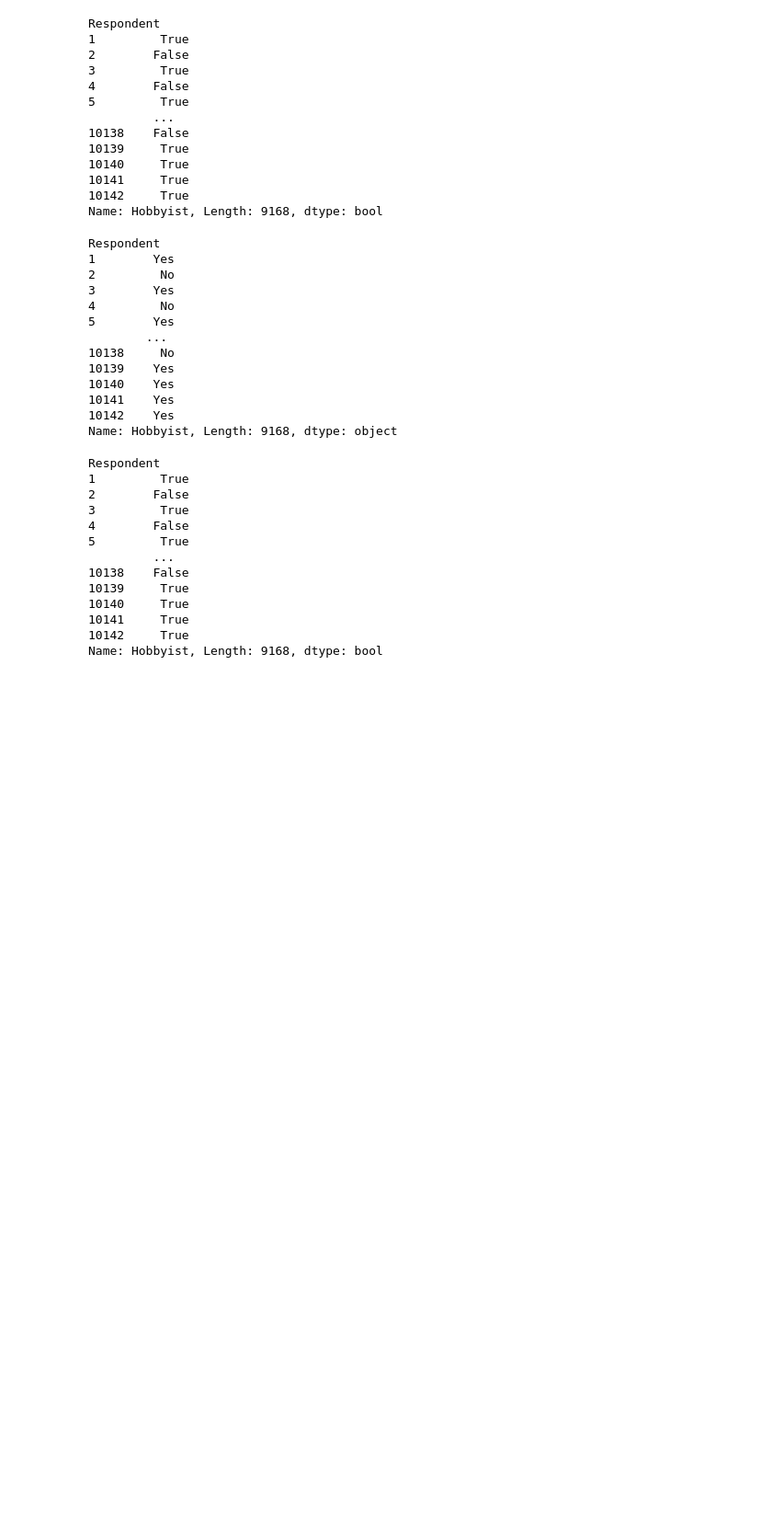
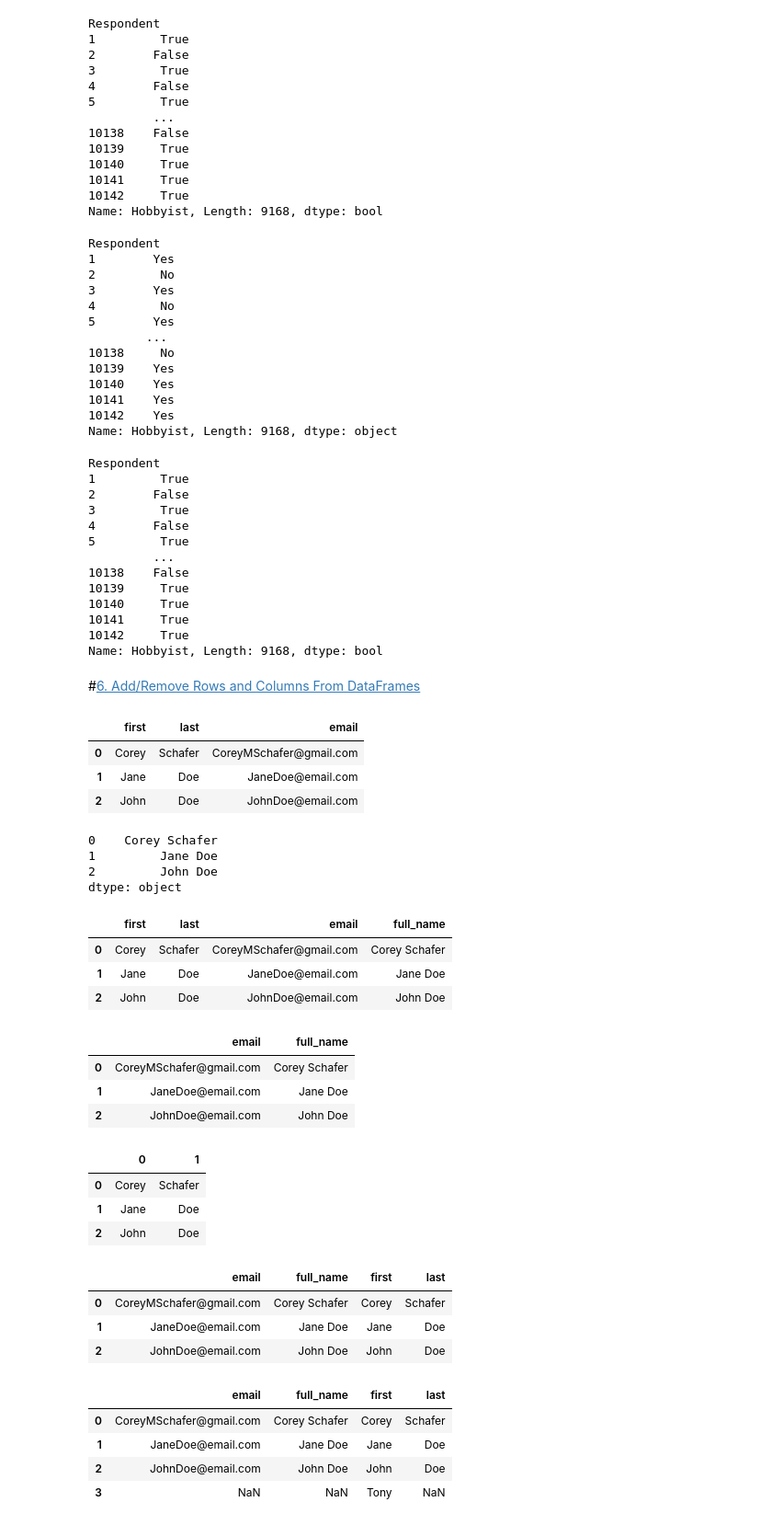
Before and after one commit to davidzheng66/python3, a Jupyter notebook: panda/panda1.ipynb, the cells around one changed output. Shown at 92% size. Cells and saved outputs as stored; diff of their text form; code cells hidden in the pictures; blank space fills up the shorter version.

```diff
--- a/panda/panda1.ipynb
+++ b/panda/panda1.ipynb
@@ -492,3 +492,68 @@ Respondent
 10141     True
 10142     True
 Name: Hobbyist, Length: 9168, dtype: bool
+# %% [markdown]
+#[6. Add/Remove Rows and Columns From DataFrames](https://www.youtube.com/watch?v=HQ6XO9eT-fc&list=PL-osiE80TeTsWmV9i9c58mdDCSskIFdDS&index=6)
+# %%
+import pandas as pd
+
+people = {
+    "first": ["Corey", 'Jane', 'John'],
+    "last": ["Schafer", 'Doe', 'Doe'],
+    "email": ["CoreyMSchafer@gmail.com", 'JaneDoe@email.com', 'JohnDoe@email.com']
+}
+
+df = pd.DataFrame(people)
+# %%
+df
+# %% [output]
+|  | first | last | email |
+| 0 | Corey | Schafer | CoreyMSchafer@gmail.com |
+| 1 | Jane | Doe | JaneDoe@email.com |
+| 2 | John | Doe | JohnDoe@email.com |
+# %%
+df['first'] + ' '+ df['last']
+# %% [output]
+0    Corey Schafer
+1         Jane Doe
+2         John Doe
+dtype: object
+# %%
+df['full_name'] = df['first'] + ' '+ df['last']
+df
+# %% [output]
+|  | first | last | email | full_name |
+| 0 | Corey | Schafer | CoreyMSchafer@gmail.com | Corey Schafer |
+| 1 | Jane | Doe | JaneDoe@email.com | Jane Doe |
+| 2 | John | Doe | JohnDoe@email.com | John Doe |
+# %%
+df.drop(columns=['first', 'last'], inplace=True)
+df
+# %% [output]
+|  | email | full_name |
+| 0 | CoreyMSchafer@gmail.com | Corey Schafer |
+| 1 | JaneDoe@email.com | Jane Doe |
+| 2 | JohnDoe@email.com | John Doe |
+# %%
+df['full_name'].str.split(' ', expand=True)
+# %% [output]
+|  | 0 | 1 |
+| 0 | Corey | Schafer |
+| 1 | Jane | Doe |
+| 2 | John | Doe |
+# %%
+df[['first', 'last']] = df['full_name'].str.split(' ', expand=True)
+df
+# %% [output]
+|  | email | full_name | first | last |
+| 0 | CoreyMSchafer@gmail.com | Corey Schafer | Corey | Schafer |
+| 1 | JaneDoe@email.com | Jane Doe | Jane | Doe |
+| 2 | JohnDoe@email.com | John Doe | John | Doe |
+# %%
+df.append({'first':'Tony'}, ignore_index=True)
+# %% [output]
+|  | email | full_name | first | last |
+| 0 | CoreyMSchafer@gmail.com | Corey Schafer | Corey | Schafer |
+| 1 | JaneDoe@email.com | Jane Doe | Jane | Doe |
+| 2 | JohnDoe@email.com | John Doe | John | Doe |
+| 3 | NaN | NaN | Tony | NaN |
```
Also changed, not shown: parts of 6 cells of this notebook.
